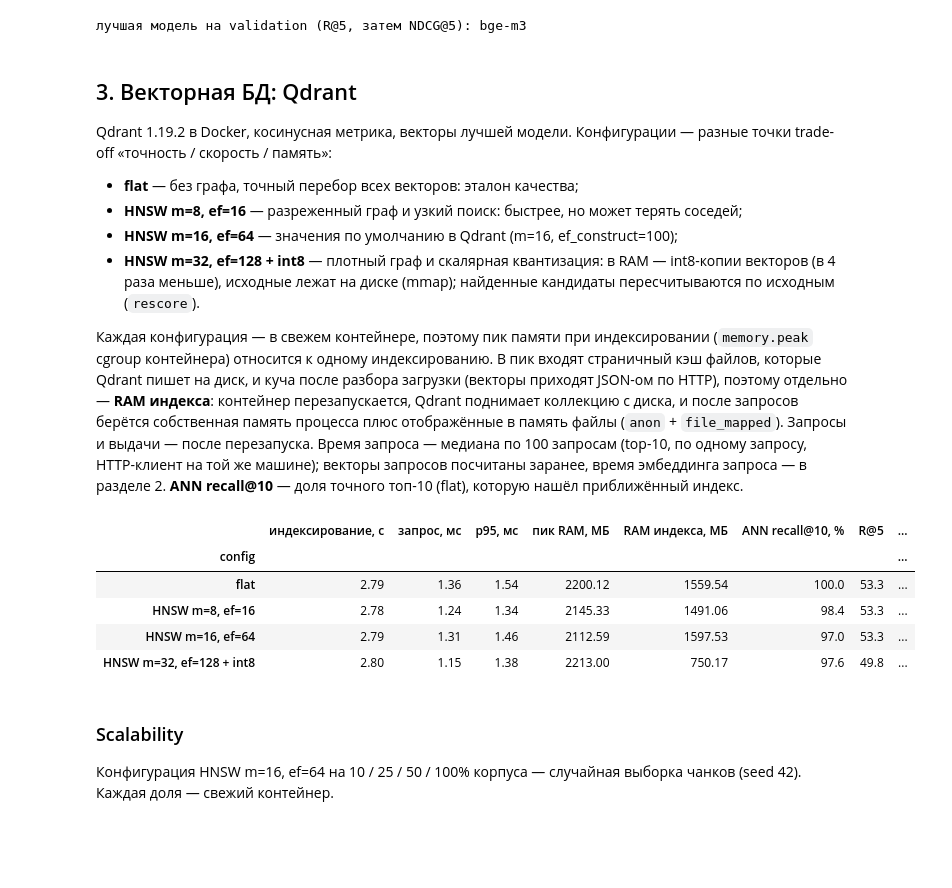
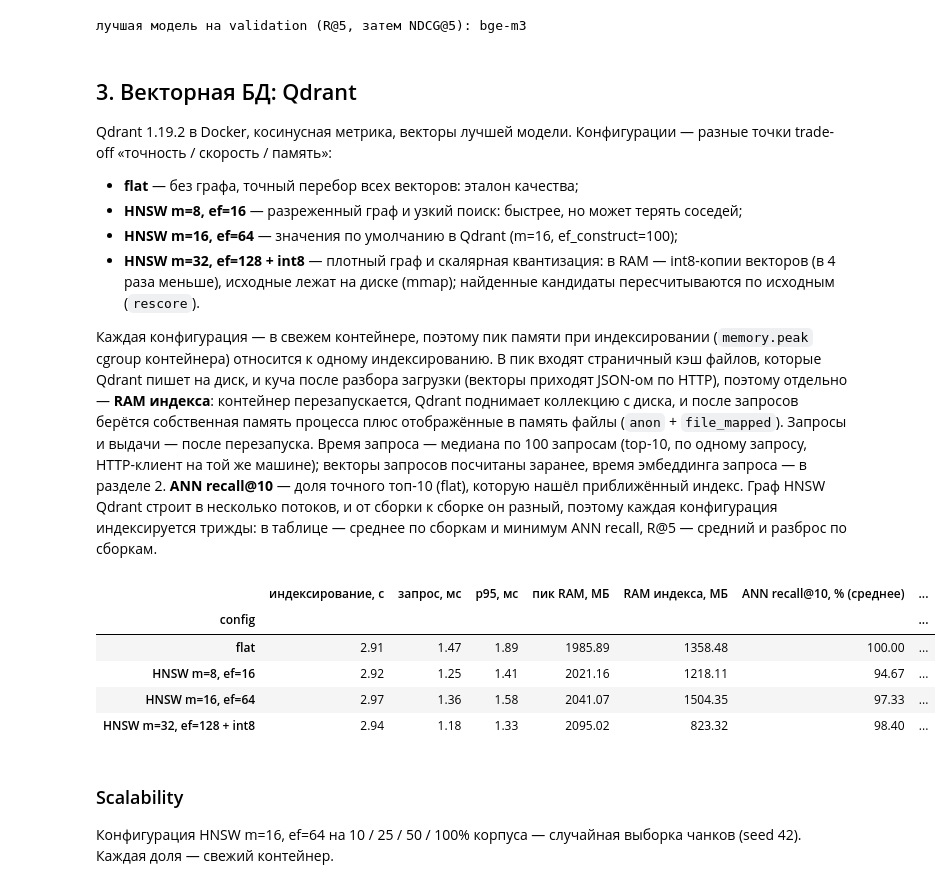
Before and after one commit to dftpnd/gigaschool-rag, a Jupyter notebook: notebooks/kt3_search.ipynb, the cells around one changed output. Cells and saved outputs as stored; diff of their text form; code cells hidden in the pictures; blank space fills up the shorter version.

Commit message:
docs(kt3): отчёт и выводы по трём сборкам индекса и настоящему pre-filter

```diff
--- a/notebooks/kt3_search.ipynb
+++ b/notebooks/kt3_search.ipynb
@@ -169,17 +169,21 @@ for spec in EMBEDDERS:
     vectors, embed_seconds = embed_corpus(spec, model)
     gold_vectors = encode(model, list(queries.values()), prefix=spec.query_prefix)
     latency_vectors = encode(model, latency_queries, prefix=spec.query_prefix)
-    latencies = query_latencies(model, latency_queries, prefix=spec.query_prefix)
+    embed_latencies = query_latencies(model, latency_queries, prefix=spec.query_prefix)
+    total_latencies = query_latencies(model, latency_queries, prefix=spec.query_prefix,
+                                      search=lambda v, vectors=vectors: top_k(vectors @ v, DEPTH))
     rankings = {qid: top_k(vectors @ v, POOL) for qid, v in zip(queries, gold_vectors, strict=True)}
     model_per_q.append(evaluate(spec.short_name, "dense", rankings))
     model_negatives.append(near_negatives(spec.short_name, rankings))
     model_vectors[spec.short_name] = vectors
     model_query_vectors[spec.short_name] = (dict(zip(queries, gold_vectors, strict=True)), latency_vectors,
-                                            np.median(latencies))
+                                            np.median(embed_latencies))
     avg, retrieval = RUMTEB[spec.short_name]
     model_rows.append({"config": spec.short_name, "параметров, M": spec.params_millions,
                        "размер, МБ": model_size_mb(model), "размерность": vectors.shape[1],
-                       "эмбеддинг корпуса, с": embed_seconds, "запрос, мс": np.median(latencies) * 1000,
+                       "эмбеддинг корпуса, с": embed_seconds,
+                       "эмбеддинг запроса, мс": np.median(embed_latencies) * 1000,
+                       "запрос с поиском, мс": np.median(total_latencies) * 1000,
                        "ruMTEB Avg": avg, "ruMTEB Retrieval": retrieval})
     del model
     torch.cuda.empty_cache()
@@ -273,57 +277,76 @@ trade-off «точность / скорость / память»:
 процесса плюс отображённые в память файлы (`anon` + `file_mapped`). Запросы и выдачи — после перезапуска.
 Время запроса — медиана по 100 запросам (top-10, по одному запросу, HTTP-клиент на той же машине); векторы запросов
 посчитаны заранее, время эмбеддинга запроса — в разделе 2.
-**ANN recall@10** — доля точного топ-10 (flat), которую нашёл приближённый индекс.
+**ANN recall@10** — доля точного топ-10 (flat), которую нашёл приближённый индекс. Граф HNSW Qdrant строит
+в несколько потоков, и от сборки к сборке он разный, поэтому каждая конфигурация индексируется трижды:
+в таблице — среднее по сборкам и минимум ANN recall, R@5 — средний и разброс по сборкам.
 # %%
 INDEX_CONFIGS = [
     IndexConfig("flat", hnsw_m=0),
     IndexConfig("HNSW m=8, ef=16", hnsw_m=8, ef_construct=64, hnsw_ef=16),
     IndexConfig("HNSW m=16, ef=64", hnsw_m=16, ef_construct=100, hnsw_ef=64),
     IndexConfig("HNSW m=32, ef=128 + int8", hnsw_m=32, ef_construct=200, hnsw_ef=128, int8=True, on_disk=True),
 ]
 
 
-def qdrant_run(config: IndexConfig, vectors: np.ndarray, gold_vectors: dict, latency_vectors, label: str) -> dict:
+def qdrant_run(config: IndexConfig, vectors: np.ndarray, gold_vectors: dict, latency_vectors, label: str,
+               repeat: int = 0) -> dict:
     """Индексирование в свежем контейнере, выдачи gold (top-POOL) и задержки 100 запросов; кэшируется,
     поэтому повторное исполнение ноутбука Docker не требует."""
     def compute() -> dict:
         with QdrantContainer() as qdrant:
             client = qdrant.client()
             seconds = build_collection(client, "chunks", vectors, config)
             peak = qdrant.peak_memory_mb()
             qdrant.restart()
             client = qdrant.client()
             vectordb.wait_loaded(client, "chunks")
             rankings, _ = vectordb.search(client, "chunks", list(gold_vectors.values()), config, POOL)
             _, latencies = vectordb.search(client, "chunks", latency_vectors, config, DEPTH)
             resident = qdrant.resident_memory_mb()  # после запросов: рабочий набор страниц уже в памяти
         return {"index_seconds": seconds, "peak_mb": peak, "resident_mb": resident, "latencies": latencies.tolist(),
                 "rankings": dict(zip(gold_vectors, rankings, strict=True))}
     path = cache.path(f"qdrant_{label}", "json", vectors=array_fingerprint(vectors), image=vectordb.QDRANT_IMAGE,
-                      limit=POOL, measures=("peak", "resident_after_restart"), **config.params())
+                      qids=list(gold_vectors), queries=array_fingerprint(np.stack(list(gold_vectors.values()))),
+                      latency_queries=array_fingerprint(np.asarray(latency_vectors)), limit=POOL, depth=DEPTH,
+                      code=code_fingerprint(vectordb), measures=("peak", "resident_after_restart"), repeat=repeat,
+                      **config.params())
     return load_or_compute(path, compute, load=read_json, save=write_json)
 
 
-index_runs = {c.name: qdrant_run(c, best_vectors, best_gold_vectors, best_latency_vectors, best_model)
-              for c in INDEX_CONFIGS}
-exact_top = {qid: ranked_ids(r) for qid, r in index_runs["flat"]["rankings"].items()}
-index_per_q = pd.concat([evaluate(name, "dense", run["rankings"]) for name, run in index_runs.items()])
+REPEATS = 3  # граф HNSW строится в несколько потоков и от сборки к сборке разный
+index_runs = {c.name: [qdrant_run(c, best_vectors, best_gold_vectors, best_latency_vectors, best_model, repeat)
+                       for repeat in range(REPEATS)] for c in INDEX_CONFIGS}
+exact_top = {qid: ranked_ids(r) for qid, r in index_runs["flat"][0]["rankings"].items()}
+
+
+def ann_recall(run: dict) -> float:
+    return 100 * np.mean([metrics.overlap_at_k(ranked_ids(r), exact_top[qid], DEPTH)
+                          for qid, r in run["rankings"].items()])
+
+
+index_per_q = pd.concat([evaluate(name, "dense", run["rankings"]).assign(repeat=repeat)
+                         for name, runs in index_runs.items() for repeat, run in enumerate(runs)])
 index_table = pd.DataFrame([{
-    "config": name, "индексирование, с": run["index_seconds"], "запрос, мс": np.median(run["latencies"]) * 1000,
-    "p95, мс": np.percentile(run["latencies"], 95) * 1000, "пик RAM, МБ": run["peak_mb"],
-    "RAM индекса, МБ": run["resident_mb"],
-    "ANN recall@10, %": 100 * np.mean([metrics.overlap_at_k(ranked_ids(r), exact_top[qid], DEPTH)
-                                       for qid, r in run["rankings"].items()]),
-} for name, run in index_runs.items()]).set_index("config")
-index_table = index_table.join(summary(index_per_q, columns=["R@5", "NDCG@5"])).round(2)
-index_table
+    "config": name, "индексирование, с": np.mean([r["index_seconds"] for r in runs]),
+    "запрос, мс": np.median([t for r in runs for t in r["latencies"]]) * 1000,
+    "p95, мс": np.percentile([t for r in runs for t in r["latencies"]], 95) * 1000,
+    "пик RAM, МБ": np.mean([r["peak_mb"] for r in runs]), "RAM индекса, МБ": np.mean([r["resident_mb"] for r in runs]),
+    "ANN recall@10, % (среднее)": np.mean([ann_recall(r) for r in runs]),
+    "ANN recall@10, % (минимум)": min(ann_recall(r) for r in runs),
+} for name, runs in index_runs.items()]).set_index("config")
+r5_by_build = index_per_q[index_per_q["split"] == "validation"].groupby(["config", "repeat"], sort=False)["R@5"].mean()
+index_table = index_table.join(summary(index_per_q, columns=["R@5", "NDCG@5"]))
+index_table["R@5 (мин–макс по сборкам)"] = [f"{r5_by_build[name].min() * 100:.1f}–{r5_by_build[name].max() * 100:.1f}"
+                                           for name in index_table.index]
+index_table.round(2)
 # %% [output]
-|  | индексирование, с | запрос, мс | p95, мс | пик RAM, МБ | RAM индекса, МБ | ANN recall@10, % | R@5 | ... |
-| config |  |  |  |  |  |  |  | ... |
-| flat | 2.79 | 1.36 | 1.54 | 2200.12 | 1559.54 | 100.0 | 53.3 | ... |
-| HNSW m=8, ef=16 | 2.78 | 1.24 | 1.34 | 2145.33 | 1491.06 | 98.4 | 53.3 | ... |
-| HNSW m=16, ef=64 | 2.79 | 1.31 | 1.46 | 2112.59 | 1597.53 | 97.0 | 53.3 | ... |
-| HNSW m=32, ef=128 + int8 | 2.80 | 1.15 | 1.38 | 2213.00 | 750.17 | 97.6 | 49.8 | ... |
+|  | индексирование, с | запрос, мс | p95, мс | пик RAM, МБ | RAM индекса, МБ | ANN recall@10, % (среднее) | ... |
+| config |  |  |  |  |  |  | ... |
+| flat | 2.91 | 1.47 | 1.89 | 1985.89 | 1358.48 | 100.00 | ... |
+| HNSW m=8, ef=16 | 2.92 | 1.25 | 1.41 | 2021.16 | 1218.11 | 94.67 | ... |
+| HNSW m=16, ef=64 | 2.97 | 1.36 | 1.58 | 2041.07 | 1504.35 | 97.33 | ... |
+| HNSW m=32, ef=128 + int8 | 2.94 | 1.18 | 1.33 | 2095.02 | 823.32 | 98.40 | ... |
 # %% [markdown]
 ### Scalability
 
```
Also changed, not shown: parts of 11 cells of this notebook, 2 other files.
